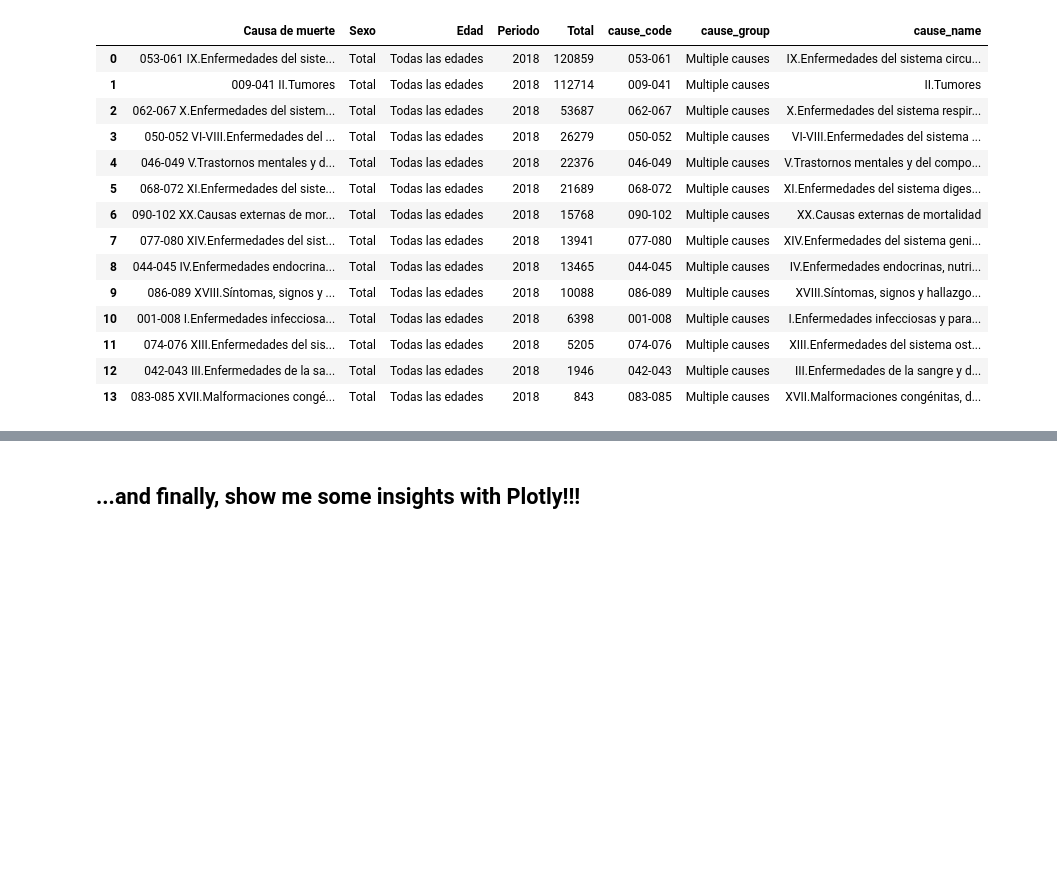
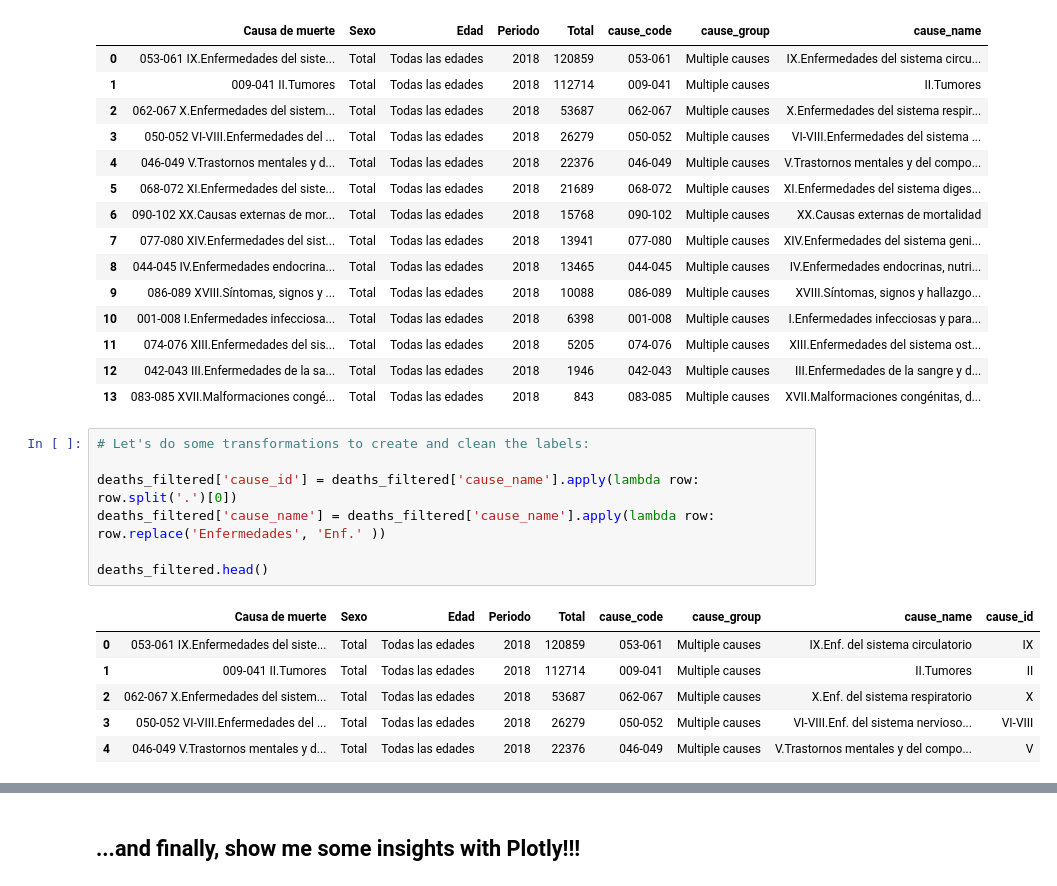
Before and after one commit to Kristinawk/deadly_viz_challenge, a Jupyter notebook: notebooks/deadly_viz_challenge.ipynb, the cells around one changed output, grey strips where cells are left out. Saved outputs shown, nothing was run; the diff lists cells and outputs as text; blank space fills up the shorter version.

```diff
--- a/notebooks/deadly_viz_challenge.ipynb
+++ b/notebooks/deadly_viz_challenge.ipynb
@@ -231,3 +204,17 @@ deaths_filtered
 | 11 | 074-076 XIII.Enfermedades del sis... | Total | Todas las edades | 2018 | 5205 | 074-076 | Multiple causes | XIII.Enfermedades del sistema ost... |
 | 12 | 042-043 III.Enfermedades de la sa... | Total | Todas las edades | 2018 | 1946 | 042-043 | Multiple causes | III.Enfermedades de la sangre y d... |
 | 13 | 083-085 XVII.Malformaciones congé... | Total | Todas las edades | 2018 | 843 | 083-085 | Multiple causes | XVII.Malformaciones congénitas, d... |
+# %%
+# Let's do some transformations to create and clean the labels:
+
+deaths_filtered['cause_id'] = deaths_filtered['cause_name'].apply(lambda row: row.split('.')[0])
+deaths_filtered['cause_name'] = deaths_filtered['cause_name'].apply(lambda row: row.replace('Enfermedades', 'Enf.' ))
+
+deaths_filtered.head()
+# %% [output]
+|  | Causa de muerte | Sexo | Edad | Periodo | Total | cause_code | cause_group | cause_name | cause_id |
+| 0 | 053-061 IX.Enfermedades del siste... | Total | Todas las edades | 2018 | 120859 | 053-061 | Multiple causes | IX.Enf. del sistema circulatorio | IX |
+| 1 | 009-041 II.Tumores | Total | Todas las edades | 2018 | 112714 | 009-041 | Multiple causes | II.Tumores | II |
+| 2 | 062-067 X.Enfermedades del sistem... | Total | Todas las edades | 2018 | 53687 | 062-067 | Multiple causes | X.Enf. del sistema respiratorio | X |
+| 3 | 050-052 VI-VIII.Enfermedades del ... | Total | Todas las edades | 2018 | 26279 | 050-052 | Multiple causes | VI-VIII.Enf. del sistema nervioso... | VI-VIII |
+| 4 | 046-049 V.Trastornos mentales y d... | Total | Todas las edades | 2018 | 22376 | 046-049 | Multiple causes | V.Trastornos mentales y del compo... | V |
```
Also changed, not shown: parts of 18 cells of this notebook.
